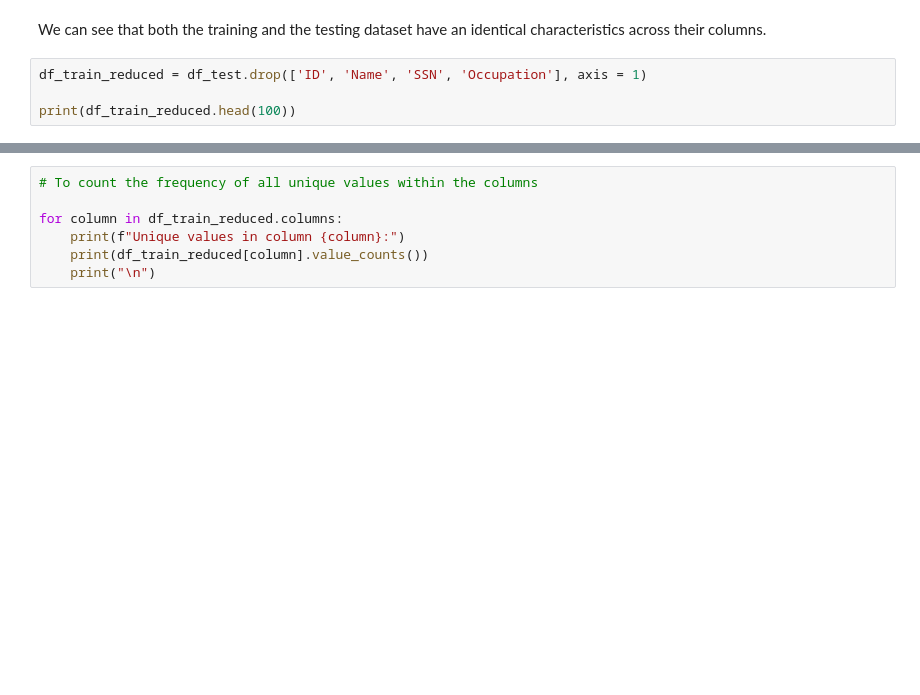
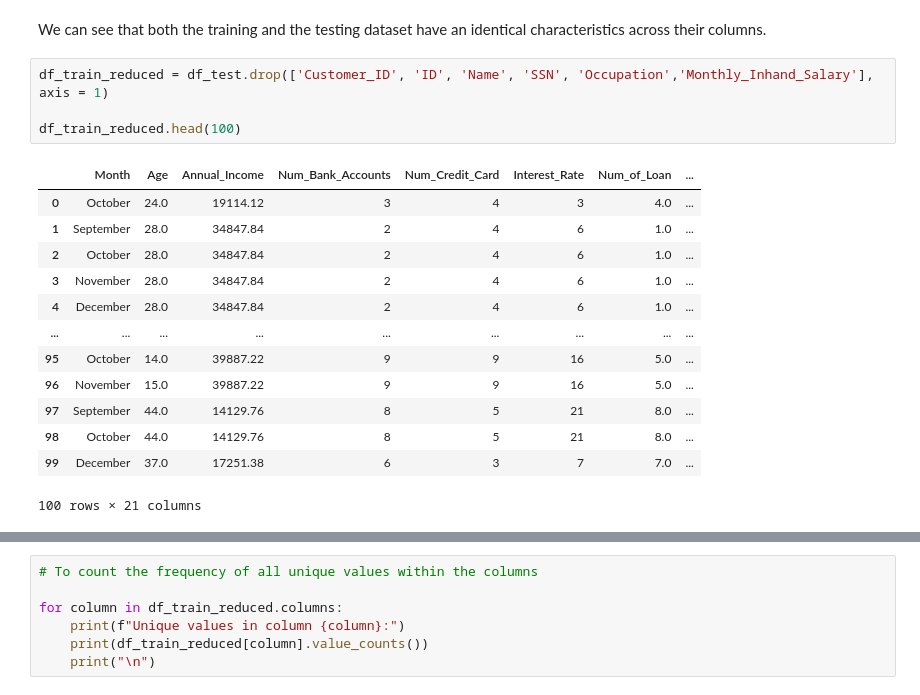
Before and after one commit to SimonSaysGiveMeSmile/Caffeinated-Treasury-Bot-ORIE-4741-, a Jupyter notebook: data_analysis.ipynb, the cells around one changed output, grey strips where cells are left out. Cells and saved outputs as stored; diff of their text form; blank space fills up the shorter version.

```diff
--- a/data_analysis.ipynb
+++ b/data_analysis.ipynb
@@ -51,6 +62,20 @@ df_train.describe()
 # %% [markdown]
 We can see that both the training and the testing dataset have an identical characteristics across their columns.
 # %%
-df_train_reduced = df_test.drop(['ID', 'Name', 'SSN', 'Occupation'], axis = 1)
+df_train_reduced = df_test.drop(['Customer_ID', 'ID', 'Name', 'SSN', 'Occupation','Monthly_Inhand_Salary'], axis = 1)
 
-print(df_train_reduced.head(100))
+df_train_reduced.head(100)
+# %% [output]
+|  | Month | Age | Annual_Income | Num_Bank_Accounts | Num_Credit_Card | Interest_Rate | Num_of_Loan | ... |
+| 0 | October | 24.0 | 19114.12 | 3 | 4 | 3 | 4.0 | ... |
+| 1 | September | 28.0 | 34847.84 | 2 | 4 | 6 | 1.0 | ... |
+| 2 | October | 28.0 | 34847.84 | 2 | 4 | 6 | 1.0 | ... |
+| 3 | November | 28.0 | 34847.84 | 2 | 4 | 6 | 1.0 | ... |
+| 4 | December | 28.0 | 34847.84 | 2 | 4 | 6 | 1.0 | ... |
+| ... | ... | ... | ... | ... | ... | ... | ... | ... |
+| 95 | October | 14.0 | 39887.22 | 9 | 9 | 16 | 5.0 | ... |
+| 96 | November | 15.0 | 39887.22 | 9 | 9 | 16 | 5.0 | ... |
+| 97 | September | 44.0 | 14129.76 | 8 | 5 | 21 | 8.0 | ... |
+| 98 | October | 44.0 | 14129.76 | 8 | 5 | 21 | 8.0 | ... |
+| 99 | December | 37.0 | 17251.38 | 6 | 3 | 7 | 7.0 | ... |
+100 rows × 21 columns
```
Also changed, not shown: parts of 19 cells of this notebook.
